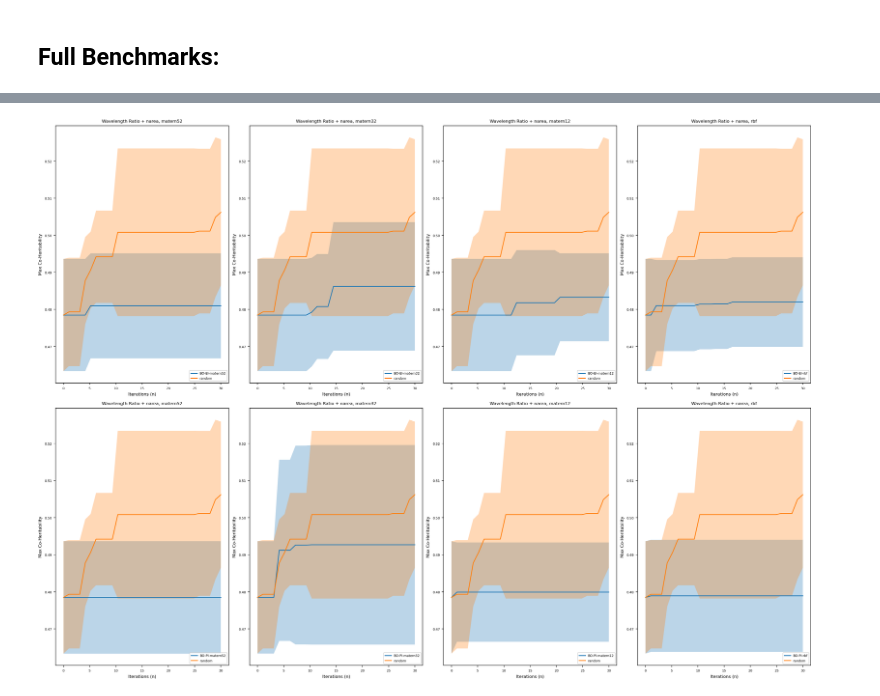
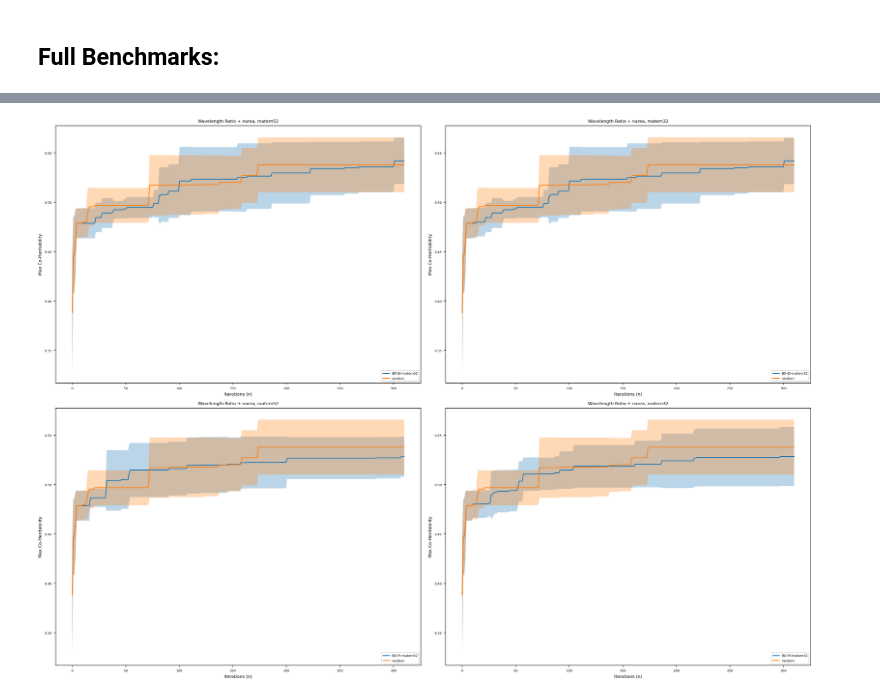
Before and after one commit to stair-lab/bo4ag, a Jupyter notebook: Benchmark/build_plot.ipynb, the cells around one changed output, grey strips where cells are left out. Drawn from its saved outputs; the diff is of its cells as text; code cells hidden in the pictures.

Commit message:
Moved bo files (e.g. main.py and build_plot.ipynb) from new_file branch after debugging.

```diff
--- a/Benchmark/build_plot.ipynb
+++ b/Benchmark/build_plot.ipynb
@@ -23,21 +23,23 @@ Plot your result from a single experiment. Just replace the file path with the c
 # %%
 #plotting a single experiment
 trait = "narea"
-run_name = "additive_large"
-base_path = f"./output/BO_runs/{run_name}"
+run_name = "test"
+base_path = f"./output/bo/{trait}"
 seeds = [0,1,2,3,4]
+
+# Get data function
+def getCol(col_name, run_name):
+    _results = [pd.read_csv(f"{base_path}/{run_name}/result_{seed}.npy", encoding='utf-8')[col_name] for seed in seeds]
+    _results = [np.array(_results[i]) for i in range(0,len(_results))]
+    return _results
 
 with plt.rc_context(bundles.icml2022(family="sans-serif", usetex=False, column="full", nrows=2)):
     fig, ax = plt.subplots(1,1, figsize=(3,3))
 
-    # Get data function
-    def getCol(col_name):
-        _results = [pd.read_csv(f"{base_path}/result_{seed}.npy", encoding='utf-8')[col_name] for seed in seeds]
-        _results = [np.array(_results[i]) for i in range(0,len(_results))]
-        return _results
 
-    n = getCol("n")[0]
-    best = getCol("best")
+
+    n = getCol("n", run_name)[0]
+    best = getCol("Best", run_name)
     #train_loss = getCol("train_loss")
     #val_loss = getCol("val_loss")
 
@@ -89,9 +104,9 @@ for acq_name in ["EI", "PI", "UCB-0.1", "UCB-0.2", "UCB-0.5"]:
 # %%
 trait = "narea"
-base_path = f"./output/BO_runs"
+base_path = f"./output/bo"
 seeds = [0,1,2,3,4]
 
-kernels = ["matern52", "matern32", "matern12", "rbf"]
+kernels = ["matern52", "matern32"] #, "matern12", "rbf"]
 acqs = ["EI", "PI"]#, "UCB-0.5"]#"UCB-0.1", "UCB-0.2"]
 
 
@@ -101,33 +116,33 @@ color_dict = {"EI": 'Pink', "PI": 'Blue', "KG": 'Green',
               "UCB": 'Orange', "UCB-0.1": 'Red', "UCB-0.2": 'Green', "UCB-0.5": 'Orange'}
 
 #BAYESIAN OPTIMIZATION
 for a, acq_name in enumerate(acqs):
     for k, kernel_name in enumerate(kernels):
-        botorch_results = [pd.read_csv(f"{base_path}/{trait}/{kernel_name}_{acq_name}/result_{seed}.npy", encoding='utf-8')["best"] for seed in seeds]
+        botorch_results = [pd.read_csv(f"{base_path}/{trait}/{kernel_name}_{acq_name}/result_{seed}.npy", encoding='utf-8')["Best"] for seed in seeds]
         botorch_results = [np.array(botorch_results[i]) for i in range(0,len(botorch_results))]
         mean, var = np.mean(botorch_results, axis=0), np.std(botorch_results, axis=0)
         x_axis = np.linspace(0, len(mean), len(mean))
 
         color = color_dict[acq_name]
         axs[a, k].plot(x_axis, mean, label= f"BO-{acq_name}-{kernel_name}") #, color=color)
         axs[a, k].fill_between(x_axis, mean - var,  mean + var, alpha=0.3) #, color=color)
 
         #plot random
-        botorch_results = [pd.read_csv(f"{base_path}/{trait}/random/result_{seed}.npy", encoding='utf-8')["best"] for seed in seeds]
+        botorch_results = [pd.read_csv(f"{base_path}/{trait}/random/result_{seed}.npy", encoding='utf-8')["Best"] for seed in seeds]
         botorch_results = [np.array(botorch_results[i]) for i in range(0,len(botorch_results))]
         mean, var = np.mean(botorch_results, axis=0), np.std(botorch_results, axis=0)
         axs[a, k].plot(x_axis, mean, label= f"random") #, color="black")
         axs[a, k].fill_between(x_axis, mean - var,  mean + var, alpha=0.3) #, color="black")
 
         # #graph elements
         # plt.plot([actual_max[trait]]*its ,linestyle='dashed', label="Best Co-heritabilty")
         # plt.plot ([top_01[trait]]*its ,linestyle='dashed', label="Top 1%")
 
         axs[a, k].set_title(f"Wavelength Ratio + {trait}, {kernel_name}")
         axs[a, k].set_xlabel("Iterations (n)")
         axs[a, k].set_ylabel("Max Co-Heritability")
         axs[a, k].legend(loc="lower right")
         #axs[a, k].set_ylim(0,1)
 plt.show()
 # %% [output]
-[figure, old version]
+[figure, new version]
```
Also changed, not shown: parts of 2 cells of this notebook, 3 other files.
